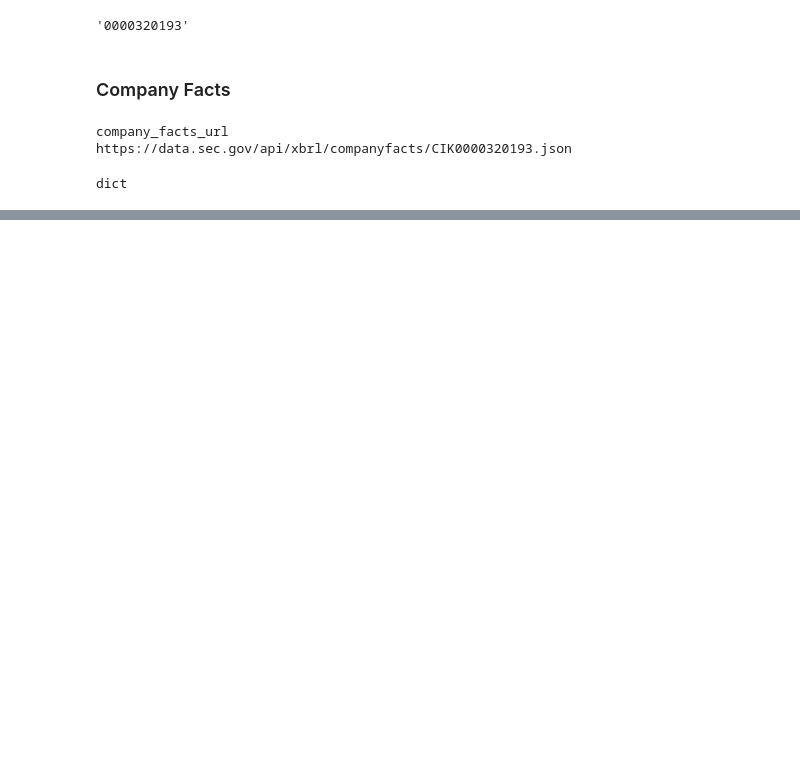
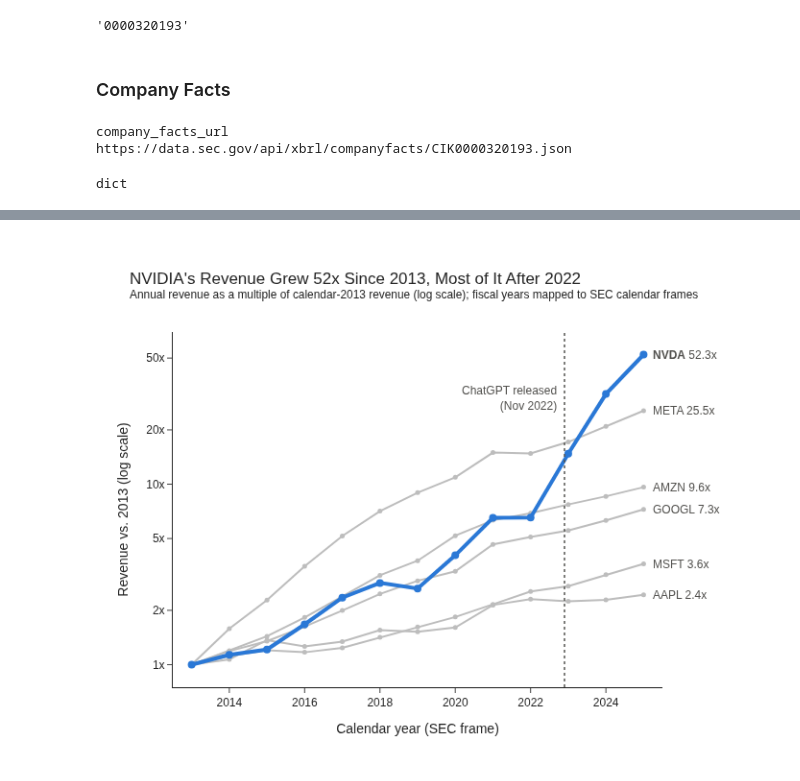
Before and after one commit to subwaymatch/analytics-case-development, a Jupyter notebook: edgar-api/edgar-api.ipynb, the cells around one changed output, grey strips where cells are left out. Cells and saved outputs as stored; diff of their text form; code cells hidden in the pictures; blank space fills up the shorter version.

```diff
--- a/edgar-api/edgar-api.ipynb
+++ b/edgar-api/edgar-api.ipynb
@@ -116,0 +734,19 @@ dict
+# %%
+# revenue as a multiple of each company's calendar-2013 revenue (df_panel is sorted by ticker and year)
+df_panel['revenue_multiple'] = (
+    df_panel['revenue'] / df_panel.groupby('ticker')['revenue'].transform('first')
+)
+
+df_growth = df_panel.groupby('ticker').agg({'revenue': ['first', 'last']})
+df_growth.columns = ['revenue_2013', 'revenue_2025']
+df_growth['multiple'] = df_growth['revenue_2025'] / df_growth['revenue_2013']
+df_growth['cagr_pct'] = (df_growth['multiple'] ** (1 / 12) - 1) * 100
+
+rev_wide = df_panel.pivot_table(index='calendar_year', columns='ticker', values='revenue')
+df_growth['multiple_2013_2022'] = rev_wide.loc[2022] / rev_wide.loc[2013]
+df_growth['multiple_2022_2025'] = rev_wide.loc[2025] / rev_wide.loc[2022]
+
+df_growth.assign(
+    revenue_2013=lambda x: (x['revenue_2013'] / 1e9).round(1),
+    revenue_2025=lambda x: (x['revenue_2025'] / 1e9).round(1),
+).round(2).sort_values('multiple', ascending=False)
@@ -116,0 +762,42 @@ dict
+# %%
+highlight_colors = {ticker: (ACCENT if ticker == 'NVDA' else CONTEXT_GRAY) for ticker in tickers}
+
+fig = px.line(
+    df_panel,
+    x='calendar_year',
+    y='revenue_multiple',
+    color='ticker',
+    color_discrete_map=highlight_colors,
+    log_y=True,
+    markers=True,
+    height=550,
+    title="NVIDIA's Revenue Grew 52x Since 2013, Most of It After 2022<br>"
+          '<sup>Annual revenue as a multiple of calendar-2013 revenue (log scale); fiscal years mapped to SEC calendar frames</sup>',
+    labels={'calendar_year': 'Calendar year (SEC frame)', 'revenue_multiple': 'Revenue vs. 2013 (log scale)'},
+)
+
+fig.update_traces(line_width=2, marker_size=5)
+fig.update_traces(selector={'name': 'NVDA'}, line_width=4, marker_size=8)
+
+# direct labels at the end of each line
+for ticker, row in df_panel.query('calendar_year == 2025').set_index('ticker').iterrows():
+    fig.add_annotation(
+        x=2025, y=np.log10(row['revenue_multiple']),  # annotations on a log axis use log10 coordinates
+        text=f"<b>{ticker}</b> {row['revenue_multiple']:.1f}x" if ticker == 'NVDA' else f"{ticker} {row['revenue_multiple']:.1f}x",
+        xanchor='left', xshift=8, showarrow=False, font_color=INK,
+    )
+
+# the simple_white template draws shapes with zero line width and 30% opacity, so set both explicitly
+fig.add_vline(x=2022.9, line_dash='dot', line_color=INK, line_width=1.5, opacity=1)
+fig.add_annotation(
+    x=2022.9, y=np.log10(30), text='ChatGPT released<br>(Nov 2022)',
+    xanchor='right', xshift=-6, showarrow=False, font_color=INK, align='right',
+)
+
+fig.update_layout(showlegend=False, margin={'r': 110})
+fig.update_xaxes(dtick=2, range=[2012.5, 2025.5])
+fig.update_yaxes(tickvals=[1, 2, 5, 10, 20, 50], ticktext=['1x', '2x', '5x', '10x', '20x', '50x'])
+
+fig.show()
+# %% [output]
+[figure, added]
```
Also changed, not shown: parts of 86 cells of this notebook, 7 other files.
